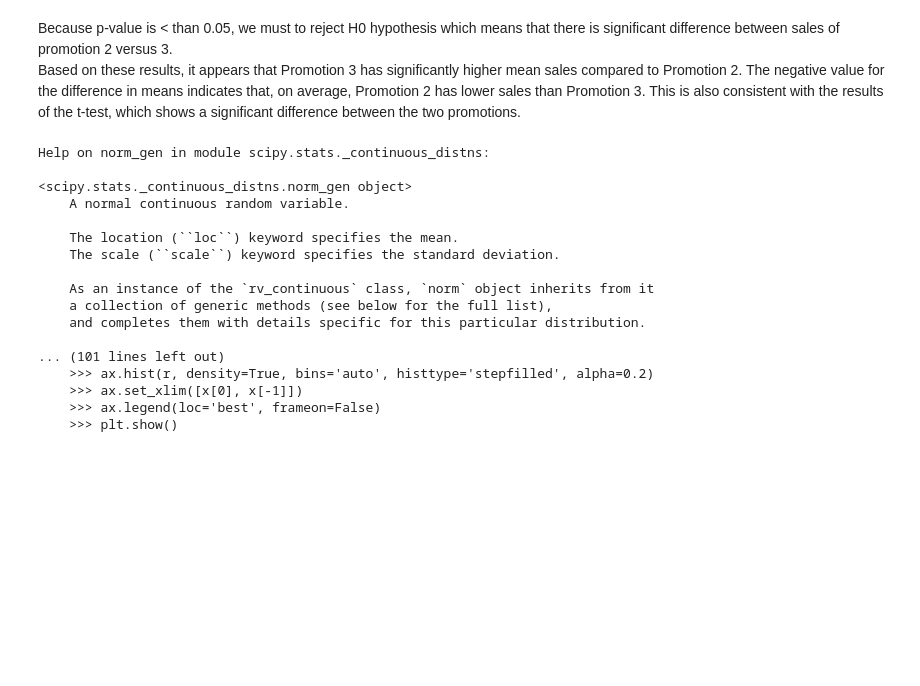
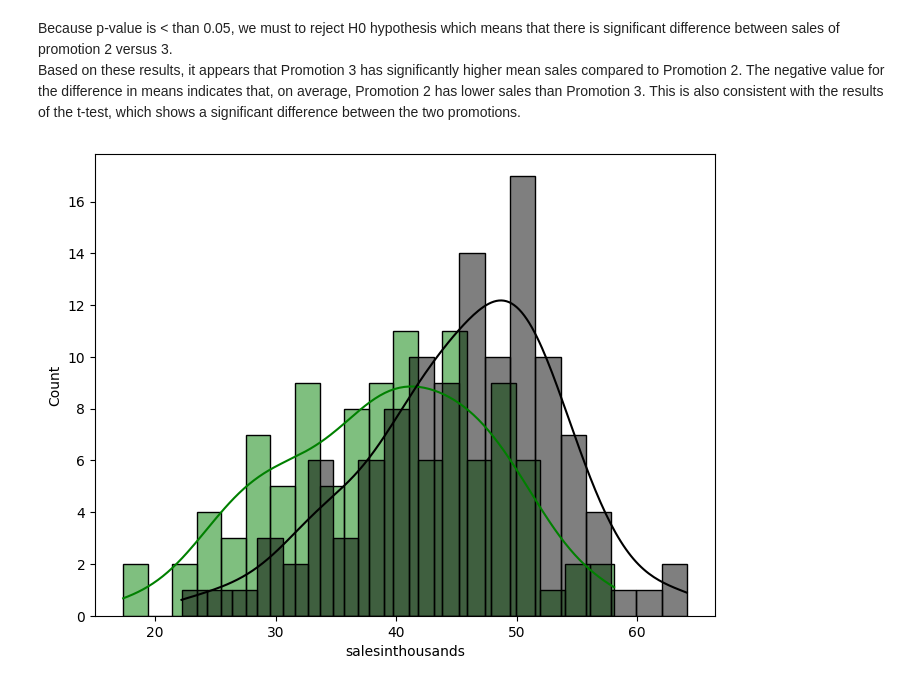
Before and after one commit to ShariYo/Modul2_Sprint2, a Jupyter notebook: project/fast_food.ipynb, the cells around one changed output. Saved outputs shown, nothing was run; the diff lists cells and outputs as text; code cells hidden in the pictures; blank space fills up the shorter version.

```diff
--- a/project/fast_food.ipynb
+++ b/project/fast_food.ipynb
@@ -151,23 +158,11 @@ Returned data of t-statistic, p-value, degrees of freedom: (-4.881392710893454,
 # %% [markdown]
 Because p-value is < than 0.05, we must to reject H0 hypothesis which means that there is significant difference between sales of promotion 2 versus 3.
 Based on these results, it appears that Promotion 3 has significantly higher mean sales compared to Promotion 2. The negative value for the difference in means indicates that, on average, Promotion 2 has lower sales than Promotion 3. This is also consistent with the results of the t-test, which shows a significant difference between the two promotions.
-# %%
-help(scipy.stats.norm)
-# %% [output]
-Help on norm_gen in module scipy.stats._continuous_distns:
-
-<scipy.stats._continuous_distns.norm_gen object>
-    A normal continuous random variable.
-
-    The location (``loc``) keyword specifies the mean.
-    The scale (``scale``) keyword specifies the standard deviation.
-
-    As an instance of the `rv_continuous` class, `norm` object inherits from it
-    a collection of generic methods (see below for the full list),
-    and completes them with details specific for this particular distribution.
-
-... (101 lines left out)
-    >>> ax.hist(r, density=True, bins='auto', histtype='stepfilled', alpha=0.2)
-    >>> ax.set_xlim([x[0], x[-1]])
-    >>> ax.legend(loc='best', frameon=False)
-    >>> plt.show()
+# %%
+plt.figure(figsize=(8, 6))
+sns.histplot(x=prom2, color="green", label="promotion2", bins=20, kde=True)
+sns.histplot(x=prom3, color="black", label="promotion3", bins=20, kde=True)
+
+plt.show()
+# %% [output]
+[figure, added]
```
Also changed, not shown: parts of 4 cells of this notebook.
